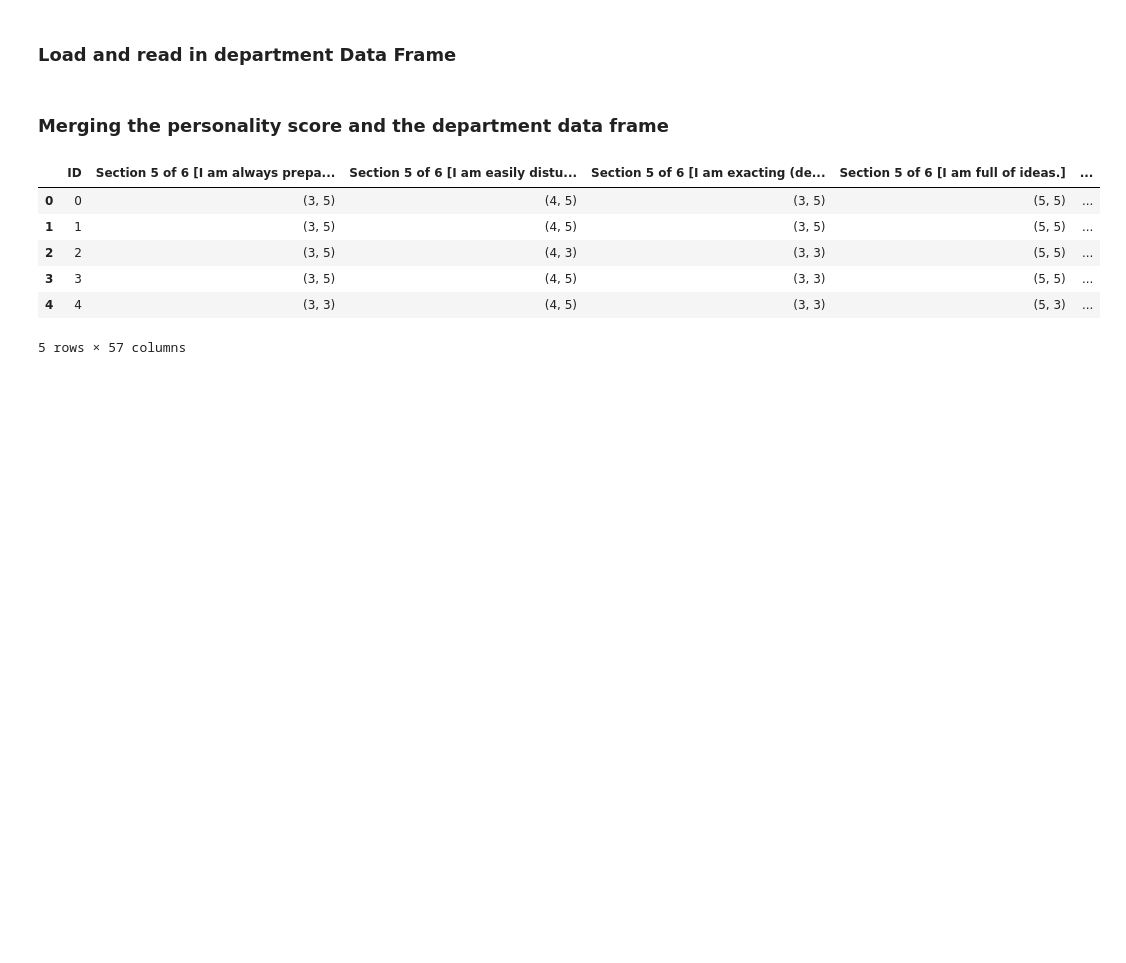
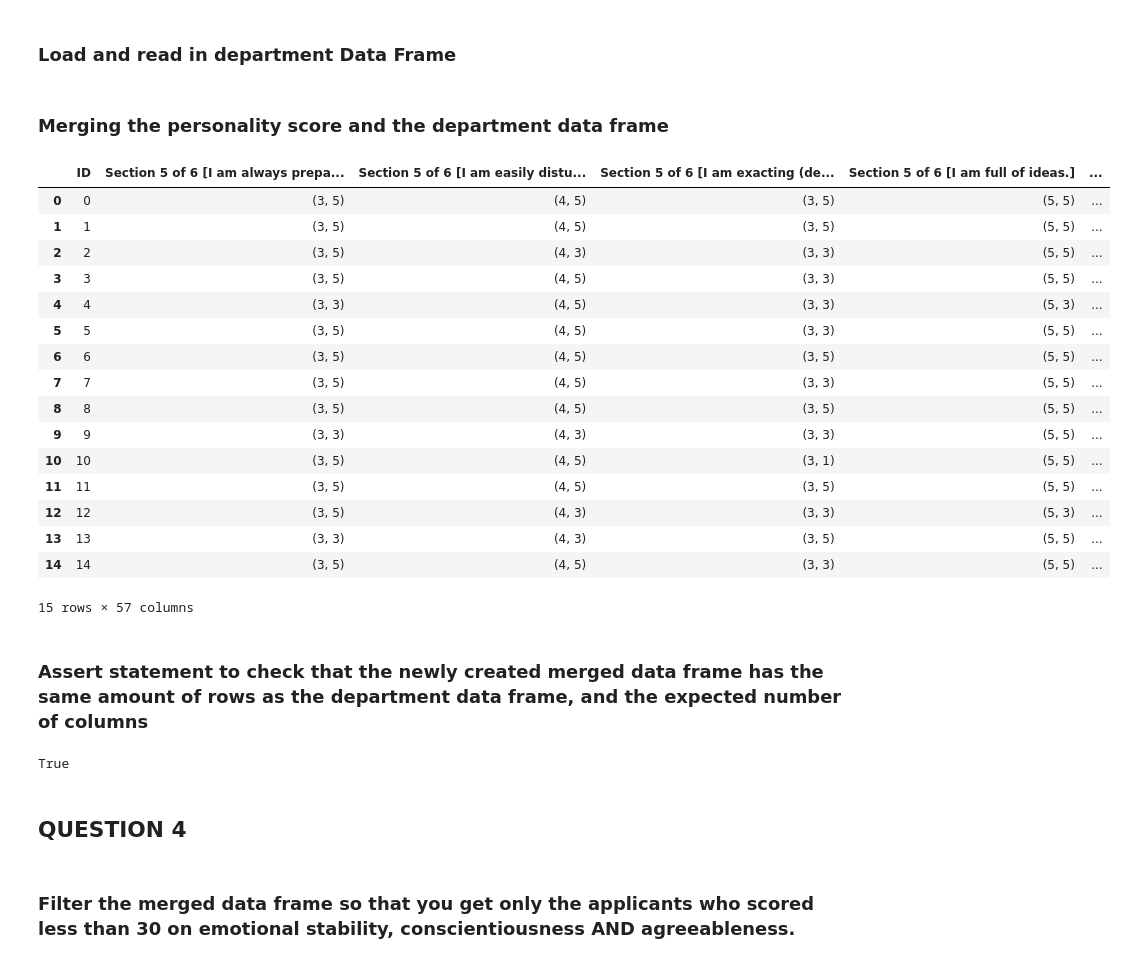
Before and after one commit to jbmasemza/data_wrangling, a Jupyter notebook: data_wrangling.ipynb, the cells around one changed output. Saved outputs shown, nothing was run; the diff lists cells and outputs as text; code cells hidden in the pictures; blank space fills up the shorter version.

```diff
--- a/data_wrangling.ipynb
+++ b/data_wrangling.ipynb
@@ -7,6 +9,6 @@ import re
 # %% [markdown]
 ### Load and read in personality Data Frame
 # %%
-df = pd.read_csv("personality_scores.csv", delimiter = ';')
-df.head()
+df_score = pd.read_csv("personality_scores.csv", sep = ';')
+df_score.shape
 # %% [output]
@@ -41,9 +37,9 @@ df_duplicate
 # %% [markdown]
 ### Dropping  duplicates and NAN values
 # %%
-df.drop_duplicates(subset=['ID'], inplace=True)
-df = df.dropna(axis= 1, how='all')
-df.head()
+df_score.drop_duplicates(subset=['ID'], inplace=True)
+df_score = df_score.dropna(axis= 1, how='all')
+df_score.head()
 # %% [output]
 |  | ID | Section 5 of 6 [I am always prepa... | Section 5 of 6 [I am easily distu... | Section 5 of 6 [I am exacting (de... | Section 5 of 6 [I am full of ideas.] | ... |
 | 0 | 0 | (3, 5) | (4, 5) | (3, 5) | (5, 5) | ... |
@@ -77,9 +79,9 @@ def score(entry, category):
     return numbers
 
 for i in category.keys():
-    df[f'{category[i]}']= df.loc[:,'Section 5 of 6 [I am always prepared.]':'Section 5 of 6 [I worry about things.]'].apply(score, args=(i,) , axis=1)
+    df_score[f'{category[i]}']= df_score.loc[:,'Section 5 of 6 [I am always prepared.]':'Section 5 of 6 [I worry about things.]'].apply(score, args=(i,) , axis=1)
 
-df.head()
+df_score.head()
 # %% [output]
 |  | ID | Section 5 of 6 [I am always prepa... | Section 5 of 6 [I am easily distu... | Section 5 of 6 [I am exacting (de... | Section 5 of 6 [I am full of ideas.] | ... |
 | 0 | 0 | (3, 5) | (4, 5) | (3, 5) | (5, 5) | ... |
@@ -91,18 +95,42 @@ df.head()
 # %% [markdown]
 ### Load and read in department Data Frame
 # %%
-department = pd.read_csv("departments.csv", sep=";")
+df_dep = pd.read_csv("departments.csv", sep=";")
 # %% [markdown]
 ### Merging the personality score and the department data frame
 # %%
 #merging department with personality scores
-score_dep = pd.merge(df, department ,how='left')
-score_dep.head()
+df_merged = pd.merge(df_score, df_dep ,how='left')
+df_merged.head(15)
 # %% [output]
 |  | ID | Section 5 of 6 [I am always prepa... | Section 5 of 6 [I am easily distu... | Section 5 of 6 [I am exacting (de... | Section 5 of 6 [I am full of ideas.] | ... |
 | 0 | 0 | (3, 5) | (4, 5) | (3, 5) | (5, 5) | ... |
 | 1 | 1 | (3, 5) | (4, 5) | (3, 5) | (5, 5) | ... |
 | 2 | 2 | (3, 5) | (4, 3) | (3, 3) | (5, 5) | ... |
 | 3 | 3 | (3, 5) | (4, 5) | (3, 3) | (5, 5) | ... |
 | 4 | 4 | (3, 3) | (4, 5) | (3, 3) | (5, 3) | ... |
+| 5 | 5 | (3, 5) | (4, 5) | (3, 3) | (5, 5) | ... |
+| 6 | 6 | (3, 5) | (4, 5) | (3, 5) | (5, 5) | ... |
+| 7 | 7 | (3, 5) | (4, 5) | (3, 3) | (5, 5) | ... |
+| 8 | 8 | (3, 5) | (4, 5) | (3, 5) | (5, 5) | ... |
+| 9 | 9 | (3, 3) | (4, 3) | (3, 3) | (5, 5) | ... |
+| 10 | 10 | (3, 5) | (4, 5) | (3, 1) | (5, 5) | ... |
+| 11 | 11 | (3, 5) | (4, 5) | (3, 5) | (5, 5) | ... |
+| 12 | 12 | (3, 5) | (4, 3) | (3, 3) | (5, 3) | ... |
+| 13 | 13 | (3, 3) | (4, 3) | (3, 5) | (5, 5) | ... |
+| 14 | 14 | (3, 5) | (4, 5) | (3, 3) | (5, 5) | ... |
-5 rows × 57 columns
+15 rows × 57 columns
+# %% [markdown]
+###  Assert statement to check that the newly created merged data frame has the same amount of rows as the department data frame, and the expected number of columns
+# %%
+try:
+    assert len(df_score) == len(df_merged), "The two data frames do not have the same amount of rows & columns"
+    print('True')
+except AssertionError as msg:
+    print(msg)
+# %% [output]
+True
+# %% [markdown]
+## QUESTION 4
+# %% [markdown]
+### Filter the merged data frame so that you get only the applicants who scored less than 30 on emotional stability, conscientiousness AND agreeableness.
```
Also changed, not shown: parts of 19 cells of this notebook.
